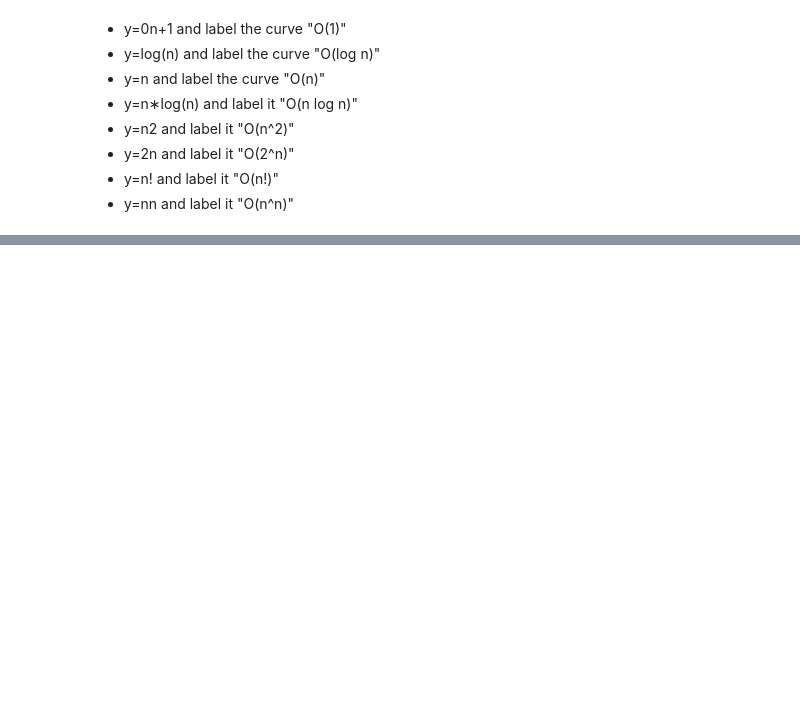
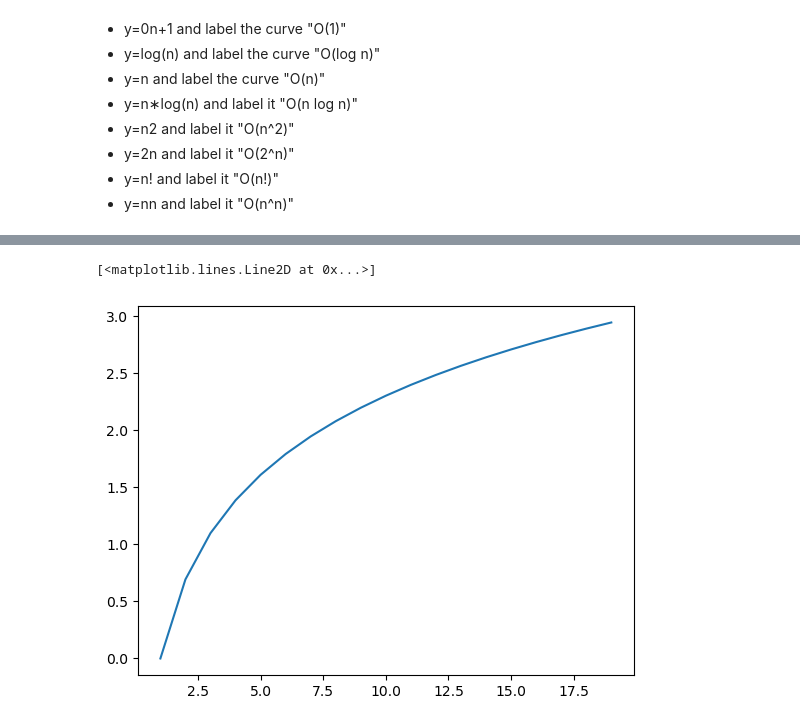
Before and after one commit to mannievilla/numpy-pandas-visualization-exercises, a Jupyter notebook: big_o_notation.ipynb, the cells around one changed output, grey strips where cells are left out. Saved outputs shown, nothing was run; the diff lists cells and outputs as text; code cells hidden in the pictures; blank space fills up the shorter version.

```diff
--- a/big_o_notation.ipynb
+++ b/big_o_notation.ipynb
@@ -75,0 +81,7 @@ plt.plot(n, y)
+# %%
+
+y1 = [math.log(num) for num in n]
+plt.plot(n, y1)
+# %% [output]
+[<matplotlib.lines.Line2D at 0x...>]
+[figure, added]
```
Also changed, not shown: parts of 6 cells of this notebook.
